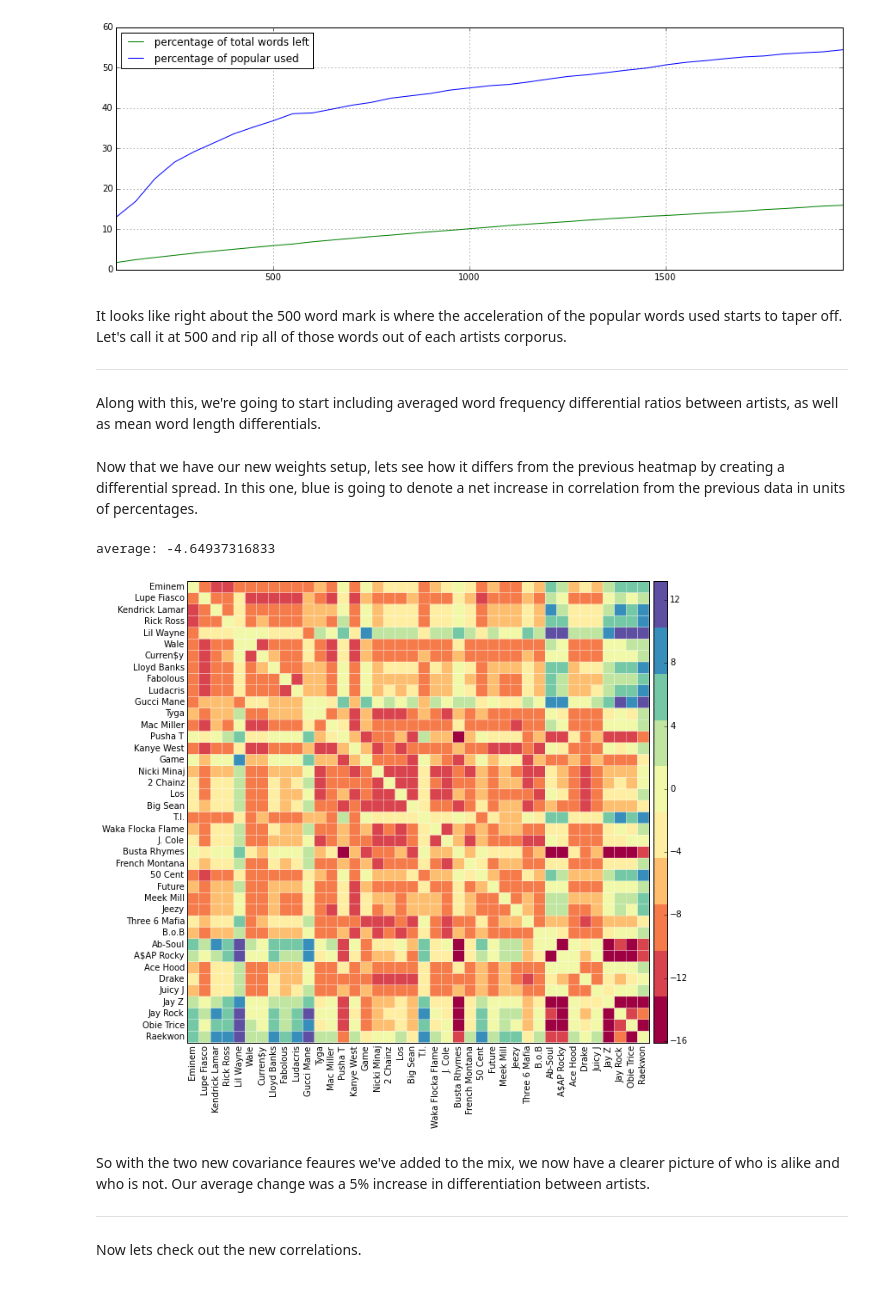
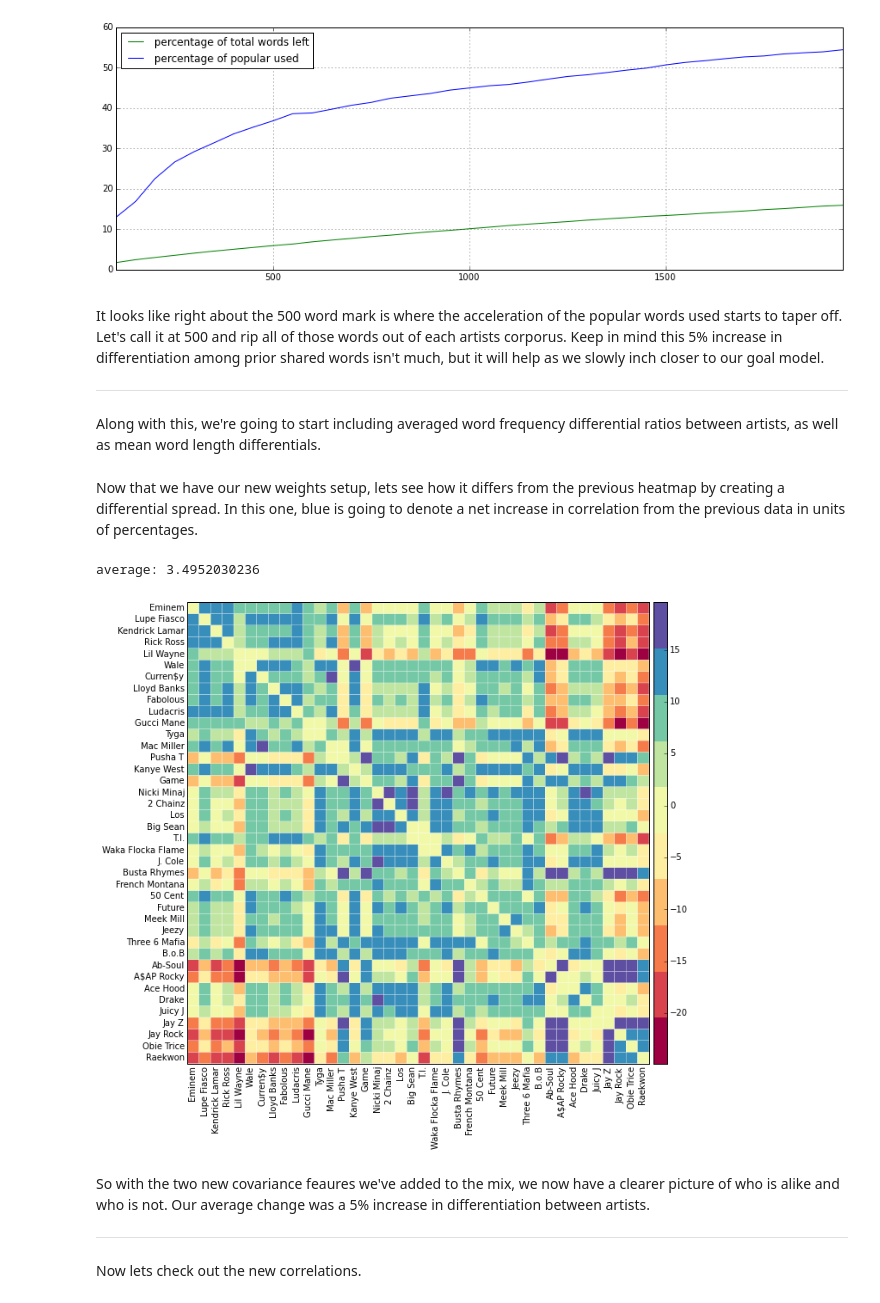
Before and after one commit to baronvonbadguy/genius-scraper, a Jupyter notebook: Exploration.ipynb, the cells around one changed output. Saved outputs shown, nothing was run; the diff lists cells and outputs as text; code cells hidden in the pictures.

Commit message:
added new method for tweaking coefficients of covariance function

```diff
--- a/Exploration.ipynb
+++ b/Exploration.ipynb
@@ -339,7 +345,7 @@ dfr.plot(legend='reverse')
 <matplotlib.axes._subplots.AxesSubplot at 0x...>
 [figure]
 # %% [markdown]
-It looks like right about the 500 word mark is where the acceleration of the popular words used starts to taper off.  Let's call it at 500 and rip all of those words out of each artists corporus.
+It looks like right about the 500 word mark is where the acceleration of the popular words used starts to taper off.  Let's call it at 500 and rip all of those words out of each artists corporus.  Keep in mind this 5% increase in differentiation among prior shared words isn't much, but it will help as we slowly inch closer to our goal model.
 - - -
 Along with this, we're going to start including averaged word frequency differential ratios between artists, as well as mean word length differentials.
 # %%
@@ -348,7 +354,7 @@ from tqdm import tqdm
 smaller = lambda x, y: x if len(x) < len(y) else y
 greater_num = lambda x, y: x if x > y else y
 
-def freq_cov_dict(df, blacklist=[]):
+def freq_cov_dict(df, alpha_coef=0.5, beta_coef=0.35, gamma_coef=0.15):
     cov_dict = defaultdict(dict)
     set1, set2 = set(), set()
     for artist1 in tqdm(df.index.values):
@@ -356,9 +362,9 @@ def freq_cov_dict(df, blacklist=[]):
             d1, d2 = freq[artist1], freq[artist2]
             xkeys = set(d1.keys()) & set(d2.keys())
             if len(d1) != len(d2):
-                #unique corporus length similarity, positive covariance indicator
+                #unique corporus length similarity, positive correlation indicator
                 alpha = float(len(xkeys)) / len(smaller(d1, d2))
-                #shared words usage frequency differentials, negative covariance indicator
+                #shared words usage frequency differentials, negative correlation indicator
                 betas = list()
                 for k in xkeys:
                     vd = abs(d1[k] - d2[k])
@@ -367,12 +373,14 @@ def freq_cov_dict(df, blacklist=[]):
                     else:
                         betas.append(float(vd) / d2[k])
                 beta = 1 - np.average(betas)
-                #mean word length, negative covariance indicator
+                #mean word length, negative correlation indicator
                 g1 = len(''.join(d1.keys())) / float(len(d1.keys()))
                 g2 = len(''.join(d2.keys())) / float(len(d2.keys()))
-                gamma = 1 - (abs(g1 - g2) / greater_num(g1, g2))
+                #caps mean word length differential at 1 word, we need this to
+                #constrict our domain so we can get a clearer picture of variance
+                gamma = 1 - min(abs(g1 - g2), 1.0)
                 #assign weights to each coefficient
-                mu = (alpha * .6) + (beta * .3) + (gamma * .1)
+                mu = (alpha_coef * alpha) + (beta_coef * beta) + (gamma_coef * gamma)
                 #print('a:{} b:{} g:{} m:{}'.format(alpha, beta, gamma, mu))
                 cov_dict[artist1][artist2] = mu
             else:
@@ -384,10 +392,10 @@ def freq_cov_dict(df, blacklist=[]):
 Now that we have our new weights setup, lets see how it differs from the previous heatmap by creating a differential spread.  In this one, blue is going to denote a net increase in correlation from the previous data in units of percentages.
 # %%
 dfc2 = pd.DataFrame.from_dict(freq_cov_dict(top40)).sort(columns='order', ascending=False)[top40.index.values]
-heatmap((dfc - dfc2) * 100, perfect_value=100)
+heatmap((dfc2 - dfc) * 100, perfect_value=100)
 # %% [output]
-average: -4.64937316833
+average: 3.4952030236
-[figure, old version]
+[figure, new version]
 # %% [markdown]
 So with the two new covariance feaures we've added to the mix, we now have a clearer picture of who is alike and who is not.  Our average change was a 5% increase in differentiation between artists.
 - - -
```
Also changed, not shown: parts of 21 cells of this notebook.
